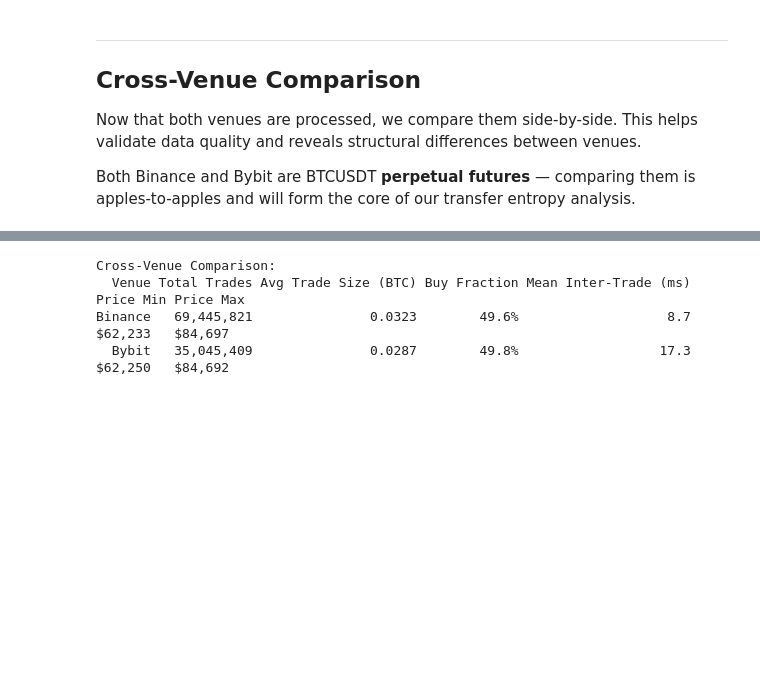
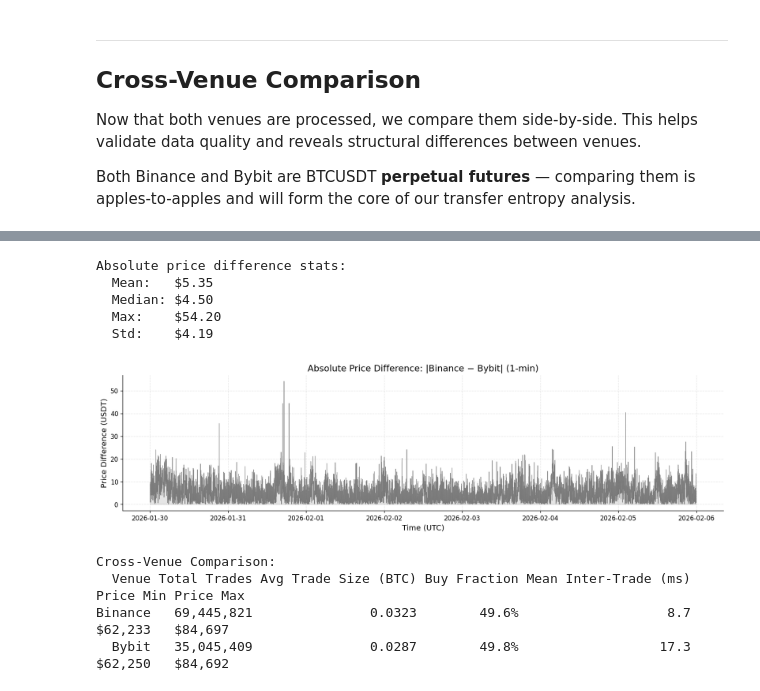
Before and after one commit to Wadoudo02/crypto-venue-entropy, a Jupyter notebook: notebooks/01_data_acquisition.ipynb, the cells around one changed output, grey strips where cells are left out. Cells and saved outputs as stored; diff of their text form; code cells hidden in the pictures; blank space fills up the shorter version.

```diff
--- a/notebooks/01_data_acquisition.ipynb
+++ b/notebooks/01_data_acquisition.ipynb
@@ -263,3 +263,36 @@ plt.show()
+# %%
+# Absolute price difference between Binance and Bybit (1-min resolution)
+binance_price_1m = binance_trades.set_index("timestamp")["price"].resample("1min").last().dropna()
+bybit_price_1m = bybit_trades.set_index("timestamp")["price"].resample("1min").last().dropna()
+
+# Align on common timestamps
+common_idx = binance_price_1m.index.intersection(bybit_price_1m.index)
+abs_diff = (binance_price_1m.loc[common_idx] - bybit_price_1m.loc[common_idx]).abs()
+
+fig, ax = plt.subplots(figsize=(14, 4))
+ax.plot(abs_diff.index, abs_diff.values, linewidth=0.6, color="#555555", alpha=0.7)
+ax.fill_between(abs_diff.index, 0, abs_diff.values, alpha=0.15, color="#555555")
+ax.set_title("Absolute Price Difference: |Binance − Bybit| (1-min)")
+ax.set_ylabel("Price Difference (USDT)")
+ax.set_xlabel("Time (UTC)")
+ax.grid(True, alpha=0.3)
+
+# Summary stats
+print(f"Absolute price difference stats:")
+print(f"  Mean:   ${abs_diff.mean():.2f}")
+print(f"  Median: ${abs_diff.median():.2f}")
+print(f"  Max:    ${abs_diff.max():.2f}")
+print(f"  Std:    ${abs_diff.std():.2f}")
+
+fig.tight_layout()
+plt.show()
+# %% [output]
+Absolute price difference stats:
+  Mean:   $5.35
+  Median: $4.50
+  Max:    $54.20
+  Std:    $4.19
+[figure, added]
 # %%
 # Cross-venue statistics comparison table
 comparison_rows = []
```
Also changed, not shown: parts of 1 cell of this notebook, 2 other files.
